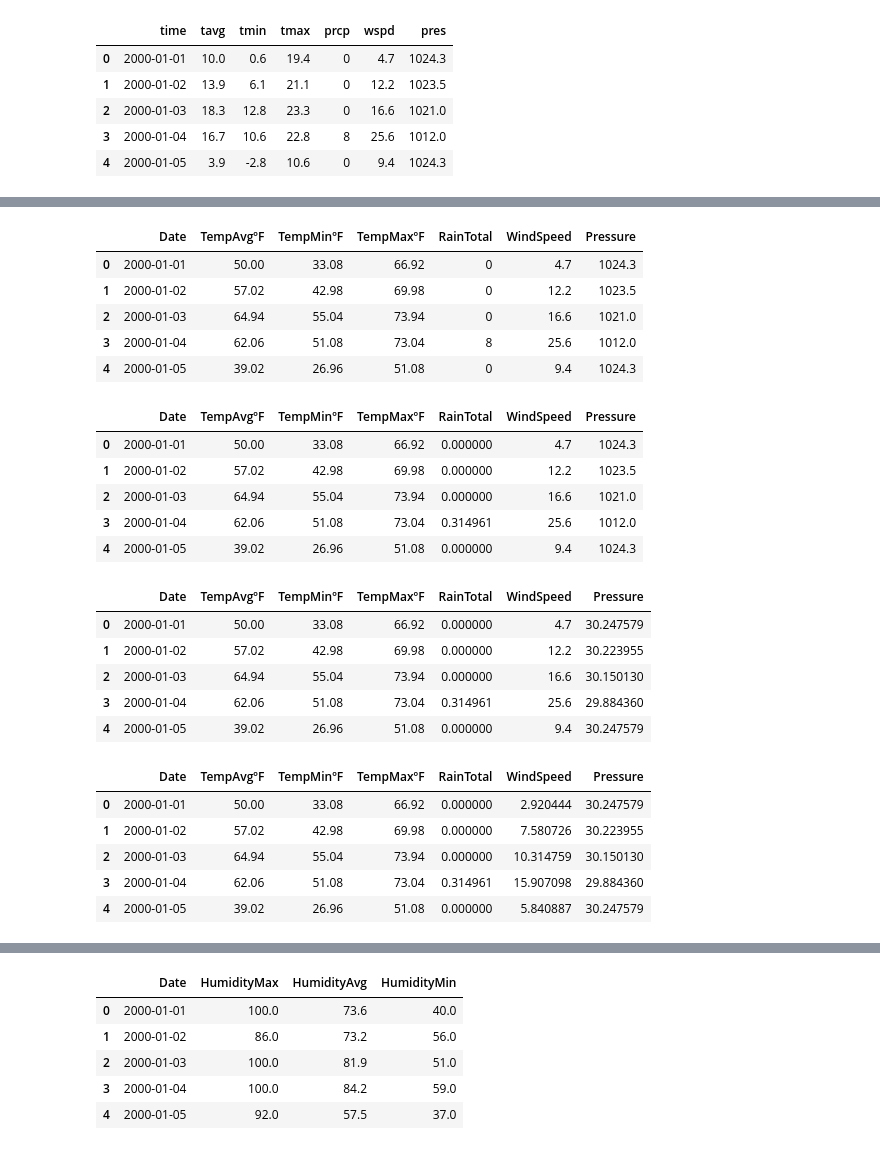
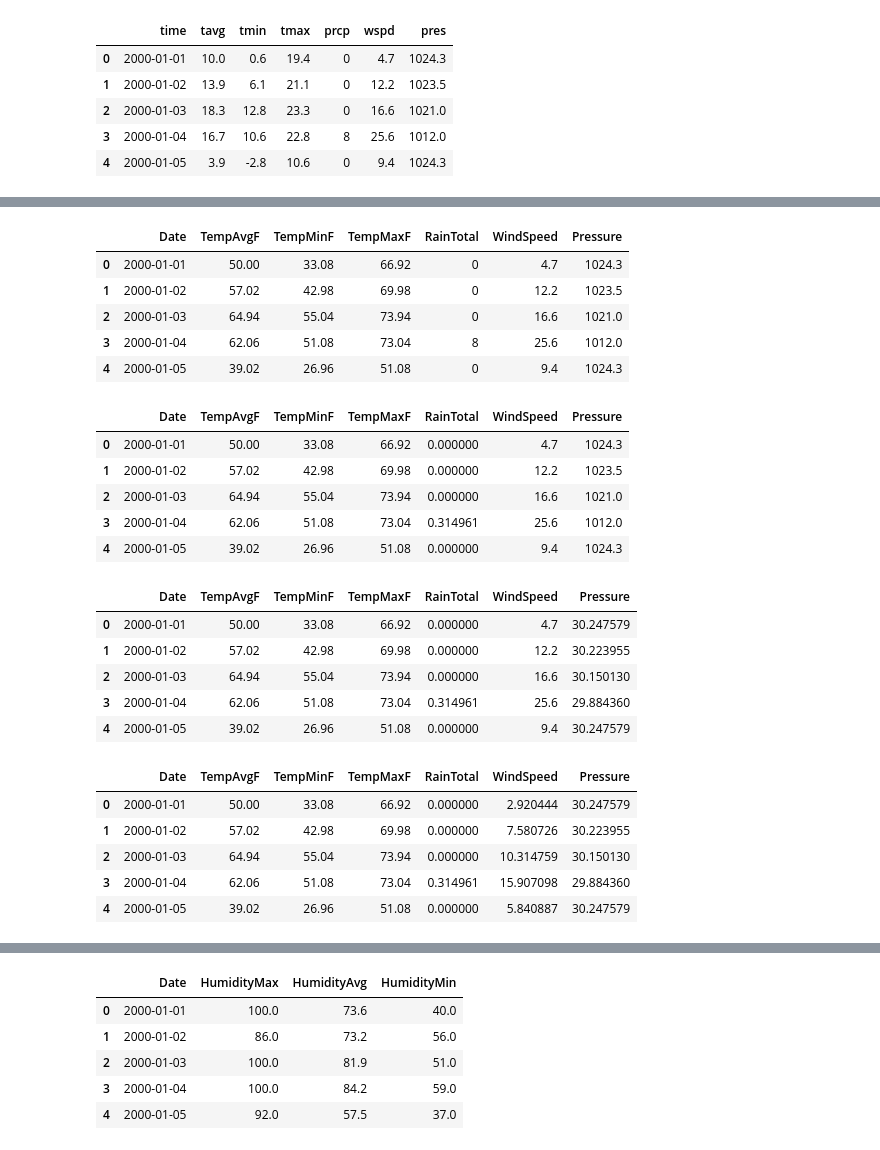
Before and after one commit to Bnrobertson/Rainfall_Project, a Jupyter notebook: Clean_data.ipynb, the cells around one changed output, grey strips where cells are left out. Drawn from its saved outputs; the diff is of its cells as text; code cells hidden in the pictures.

```diff
--- a/Clean_data.ipynb
+++ b/Clean_data.ipynb
@@ -182,40 +199,52 @@ df.tail()
 # %%
-df["TempAvgºF"] = df["TempAvgºF"] * 9/5 + 32
-df["TempMinºF"] = df["TempMinºF"] * 9/5 + 32
-df["TempMaxºF"] = df["TempMaxºF"] * 9/5 + 32
+# Converting Temp columns to Fahrenheit
+df["TempAvgF"] = df["TempAvgF"] * 9/5 + 32
+df["TempMinF"] = df["TempMinF"] * 9/5 + 32
+df["TempMaxF"] = df["TempMaxF"] * 9/5 + 32
+
+# Display data
 df.head()
 # %% [output]
-|  | Date | TempAvgºF | TempMinºF | TempMaxºF | RainTotal | WindSpeed | Pressure |
+|  | Date | TempAvgF | TempMinF | TempMaxF | RainTotal | WindSpeed | Pressure |
 | 0 | 2000-01-01 | 50.00 | 33.08 | 66.92 | 0 | 4.7 | 1024.3 |
 | 1 | 2000-01-02 | 57.02 | 42.98 | 69.98 | 0 | 12.2 | 1023.5 |
 | 2 | 2000-01-03 | 64.94 | 55.04 | 73.94 | 0 | 16.6 | 1021.0 |
 | 3 | 2000-01-04 | 62.06 | 51.08 | 73.04 | 8 | 25.6 | 1012.0 |
 | 4 | 2000-01-05 | 39.02 | 26.96 | 51.08 | 0 | 9.4 | 1024.3 |
 # %%
+# Converting RainTotal to inches
 df["RainTotal"] = df["RainTotal"] * 0.0393701
+
+# Display data
 df.head()
 # %% [output]
-|  | Date | TempAvgºF | TempMinºF | TempMaxºF | RainTotal | WindSpeed | Pressure |
+|  | Date | TempAvgF | TempMinF | TempMaxF | RainTotal | WindSpeed | Pressure |
 | 0 | 2000-01-01 | 50.00 | 33.08 | 66.92 | 0.000000 | 4.7 | 1024.3 |
 | 1 | 2000-01-02 | 57.02 | 42.98 | 69.98 | 0.000000 | 12.2 | 1023.5 |
 | 2 | 2000-01-03 | 64.94 | 55.04 | 73.94 | 0.000000 | 16.6 | 1021.0 |
 | 3 | 2000-01-04 | 62.06 | 51.08 | 73.04 | 0.314961 | 25.6 | 1012.0 |
 | 4 | 2000-01-05 | 39.02 | 26.96 | 51.08 | 0.000000 | 9.4 | 1024.3 |
 # %%
+# Converting Pressure to inHg
 df["Pressure"] = df["Pressure"] * 0.02953
+
+# Display data
 df.head()
 # %% [output]
-|  | Date | TempAvgºF | TempMinºF | TempMaxºF | RainTotal | WindSpeed | Pressure |
+|  | Date | TempAvgF | TempMinF | TempMaxF | RainTotal | WindSpeed | Pressure |
 | 0 | 2000-01-01 | 50.00 | 33.08 | 66.92 | 0.000000 | 4.7 | 30.247579 |
 | 1 | 2000-01-02 | 57.02 | 42.98 | 69.98 | 0.000000 | 12.2 | 30.223955 |
 | 2 | 2000-01-03 | 64.94 | 55.04 | 73.94 | 0.000000 | 16.6 | 30.150130 |
 | 3 | 2000-01-04 | 62.06 | 51.08 | 73.04 | 0.314961 | 25.6 | 29.884360 |
 | 4 | 2000-01-05 | 39.02 | 26.96 | 51.08 | 0.000000 | 9.4 | 30.247579 |
 # %%
+# Convert Windspeed to mph
 df["WindSpeed"] = df["WindSpeed"] * 0.621371
+
+# Display data
 df.head()
 # %% [output]
-|  | Date | TempAvgºF | TempMinºF | TempMaxºF | RainTotal | WindSpeed | Pressure |
+|  | Date | TempAvgF | TempMinF | TempMaxF | RainTotal | WindSpeed | Pressure |
 | 0 | 2000-01-01 | 50.00 | 33.08 | 66.92 | 0.000000 | 2.920444 | 30.247579 |
 | 1 | 2000-01-02 | 57.02 | 42.98 | 69.98 | 0.000000 | 7.580726 | 30.223955 |
 | 2 | 2000-01-03 | 64.94 | 55.04 | 73.94 | 0.000000 | 10.314759 | 30.150130 |
```
Also changed, not shown: parts of 25 cells of this notebook, 8 other files.
